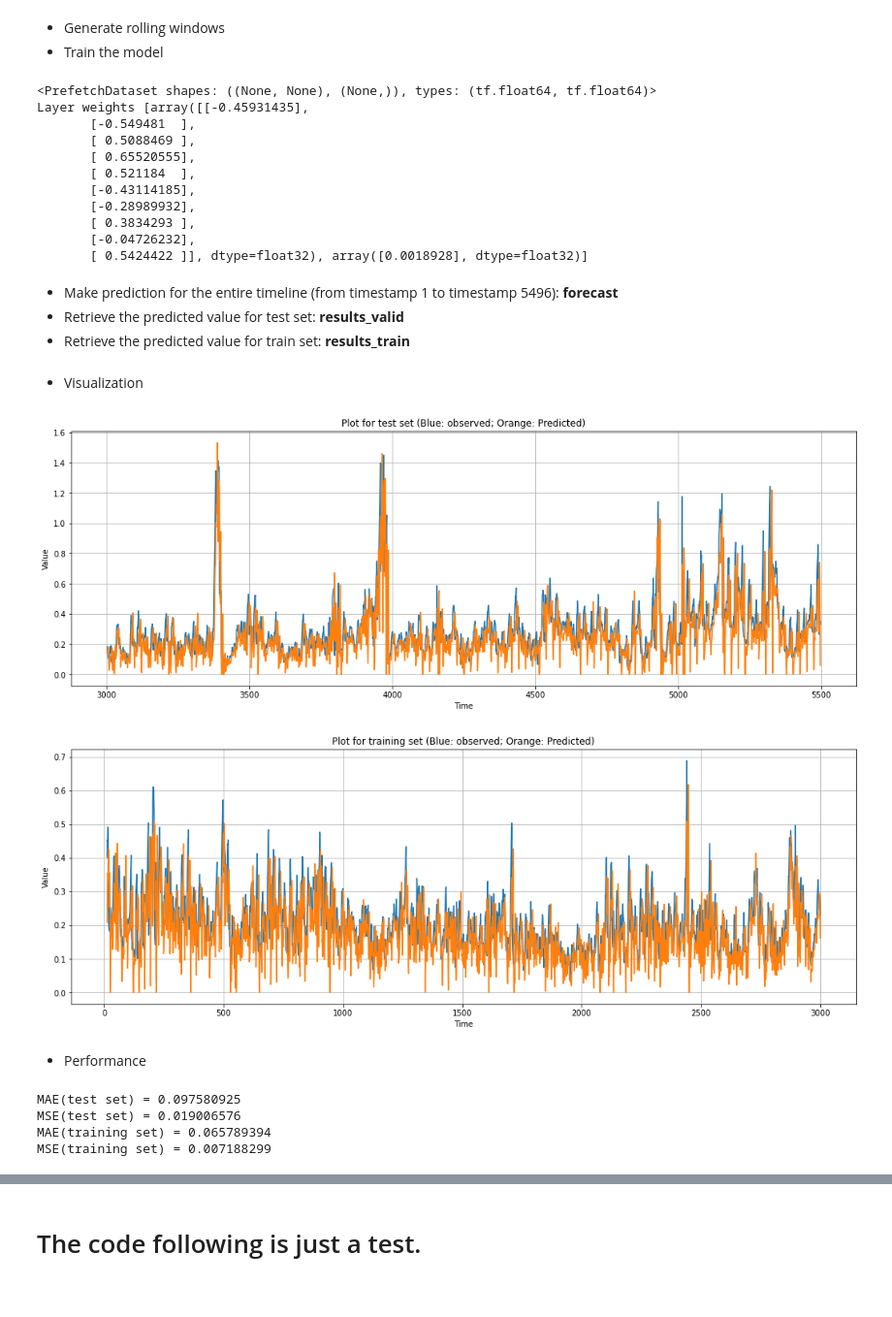
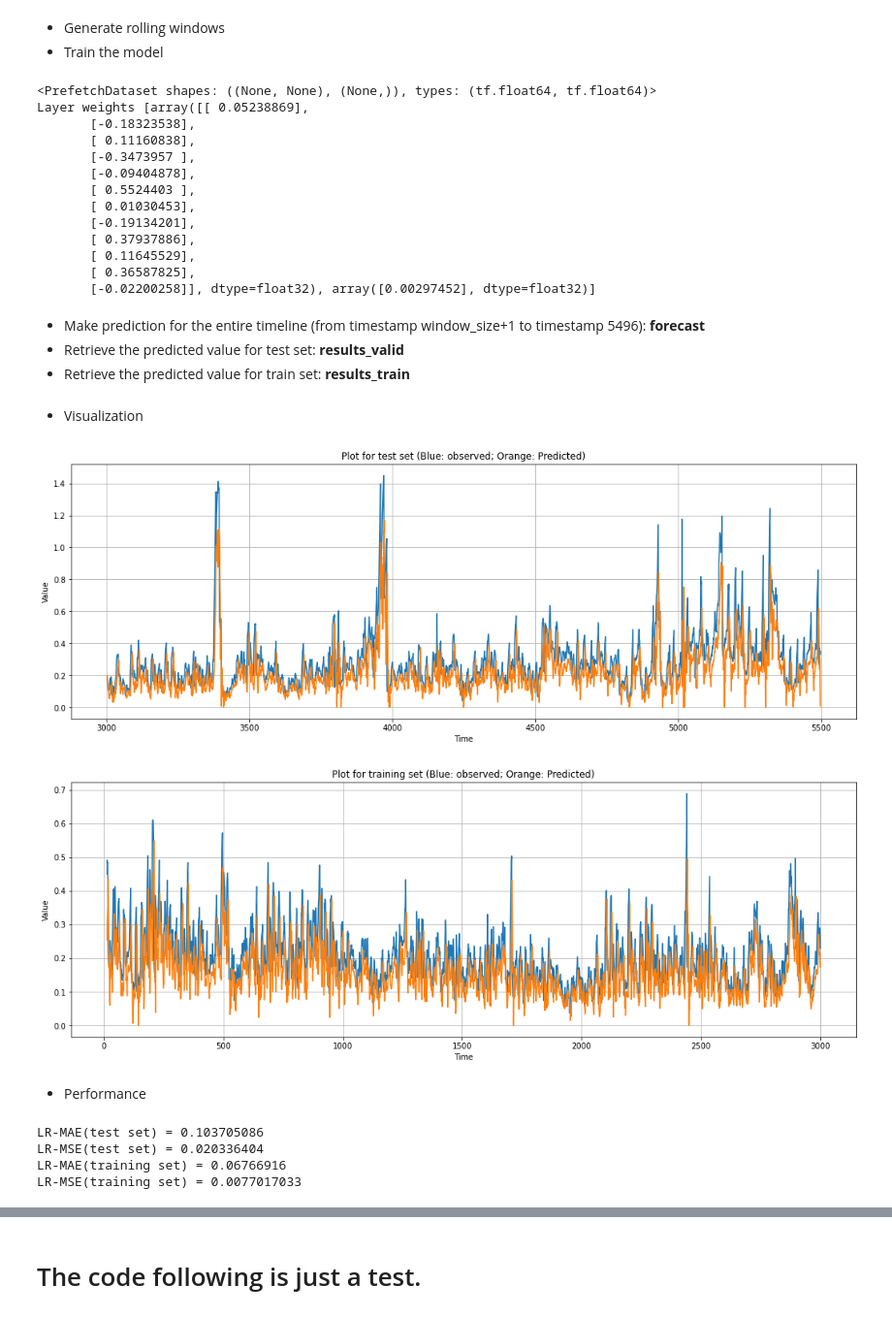
Before and after one commit to Dragon-Mason/CapstoneProject, a Jupyter notebook: LR.ipynb, the cells around one changed output, grey strips where cells are left out. Shown: that part at 97% size. Drawn from its saved outputs; the diff is of its cells as text; code cells hidden in the pictures.

```diff
--- a/LR.ipynb
+++ b/LR.ipynb
@@ -109,13 +109,14 @@ for key, val in dftest[4].items():
 - split the data to training set and validate set with a proportion of around 50% (to limit the period of time)
 - define some variables
 # %%
+tf.random.set_seed(1234) # Set the global random seed.
 split_time = 3000  # 1000, 2000, 3000, 4000 as a tuning parameter
 time_train = time[:split_time]
 x_train = volume_series[:split_time]
 time_valid = time[split_time:]
 x_valid = volume_series[split_time:]
 
-window_size = 10
+window_size = 12
 batch_size = 100
 shuffle_buffer_size = 3000
 model_index = 1
@@ -154,56 +155,58 @@ model.fit(dataset,epochs=100,verbose=0)
 print("Layer weights {}".format(L0.get_weights()))
 # %% [output]
 <PrefetchDataset shapes: ((None, None), (None,)), types: (tf.float64, tf.float64)>
-Layer weights [array([[-0.45931435],
-       [-0.549481  ],
-       [ 0.5088469 ],
-       [ 0.65520555],
-       [ 0.521184  ],
-       [-0.43114185],
-       [-0.28989932],
-       [ 0.3834293 ],
-       [-0.04726232],
-       [ 0.5424422 ]], dtype=float32), array([0.0018928], dtype=float32)]
+Layer weights [array([[ 0.05238869],
+       [-0.18323538],
+       [ 0.11160838],
+       [-0.3473957 ],
+       [-0.09404878],
+       [ 0.5524403 ],
+       [ 0.01030453],
+       [-0.19134201],
+       [ 0.37937886],
+       [ 0.11645529],
+       [ 0.36587825],
+       [-0.02200258]], dtype=float32), array([0.00297452], dtype=float32)]
 # %% [markdown]
-- Make prediction for the entire timeline (from timestamp 1 to timestamp 5496): **forecast**
+- Make prediction for the entire timeline (from timestamp window_size+1 to timestamp 5496): **forecast**
 - Retrieve the predicted value for test set: **results_valid**
 - Retrieve the predicted value for train set: **results_train**
 # %%
 forecast = []
 
-for time in range(len(volume_series) - window_size):
-    forecast.append(model.predict(volume_series[time:time + window_size][np.newaxis]))
+for timestamp in range(len(volume_series) - window_size- (model_index-1)):
+    forecast.append(model.predict(volume_series[timestamp:timestamp + window_size][np.newaxis]))
 
 # predicted value on validate set
-forecast_valid = forecast[split_time-window_size:]
+forecast_valid = forecast[split_time-window_size-(model_index-1):]
 results_valid = np.array(forecast_valid)[:, 0, 0]
 
 # predicted value on training set
-forecast_train = forecast[:split_time-window_size]
+forecast_train = forecast[:split_time-window_size-(model_index-1)]
 results_train = np.array(forecast_train)[:, 0, 0]
 # %% [markdown]
 - Visualization
 # %%
 plt.figure(figsize=(18, 6))
 plot_series(time_valid, x_valid, title = "Plot for test set (Blue: observed; Orange: Predicted)")
 plot_series(time_valid, results_valid, title = "Plot for test set (Blue: observed; Orange: Predicted)");
 # Blue: x_valid (observed); Orange: results_valid(predicted)
 
 plt.figure(figsize=(18, 6))
-plot_series(time_train[window_size:], x_train[window_size:], title = "Plot for training set (Blue: observed; Orange: Predicted)")
-plot_series(time_train[window_size:], results_train, title = "Plot for training set (Blue: observed; Orange: Predicted)");
+plot_series(time_train[window_size+(model_index-1):], x_train[window_size+(model_index-1):], title = "Plot for training set (Blue: observed; Orange: Predicted)")
+plot_series(time_train[window_size+(model_index-1):], results_train, title = "Plot for training set (Blue: observed; Orange: Predicted)");
 # %% [output]
-[figure, old version]
+[figure, new version]
-[figure, old version]
+[figure, new version]
 # %% [markdown]
 - Performance
 # %%
-print("MAE(test set) =", tf.keras.metrics.mean_absolute_error(x_valid, results_valid).numpy())
-print("MSE(test set) =", tf.keras.metrics.mean_squared_error(x_valid, results_valid).numpy())
-print("MAE(training set) =", tf.keras.metrics.mean_absolute_error(x_train[window_size:], results_train).numpy())
-print("MSE(training set) =", tf.keras.metrics.mean_squared_error(x_train[window_size:], results_train).numpy())
+print("LR-MAE(test set) =", tf.keras.metrics.mean_absolute_error(x_valid, results_valid).numpy())
+print("LR-MSE(test set) =", tf.keras.metrics.mean_squared_error(x_valid, results_valid).numpy())
+print("LR-MAE(training set) =", tf.keras.metrics.mean_absolute_error(x_train[window_size+(model_index-1):], results_train).numpy())
+print("LR-MSE(training set) =", tf.keras.metrics.mean_squared_error(x_train[window_size+(model_index-1):], results_train).numpy())
 # %% [output]
-MAE(test set) = 0.097580925
-MSE(test set) = 0.019006576
-MAE(training set) = 0.065789394
-MSE(training set) = 0.007188299
+LR-MAE(test set) = 0.103705086
+LR-MSE(test set) = 0.020336404
+LR-MAE(training set) = 0.06766916
+LR-MSE(training set) = 0.0077017033
```
Also changed, not shown: parts of 5 cells of this notebook.
